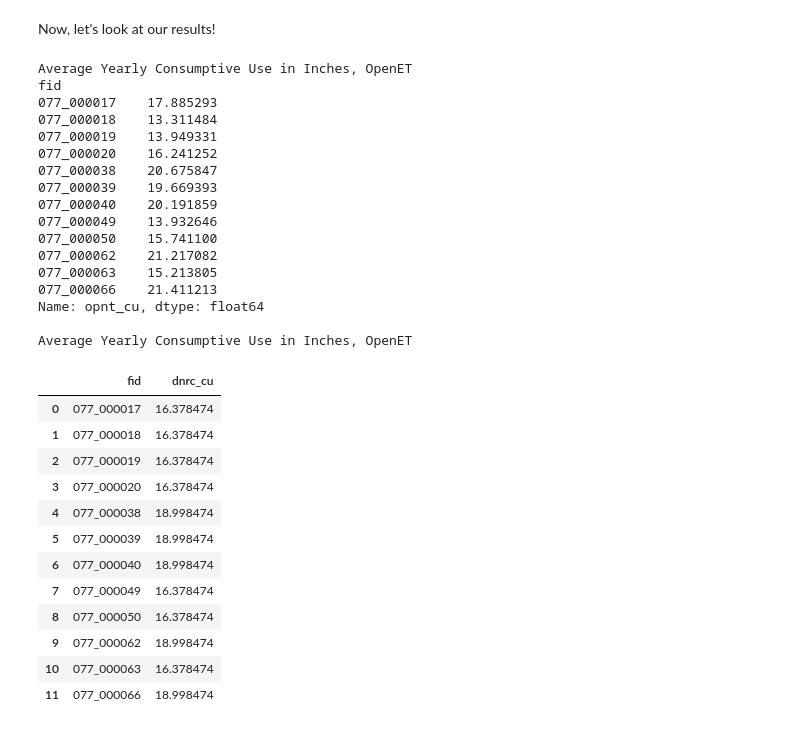
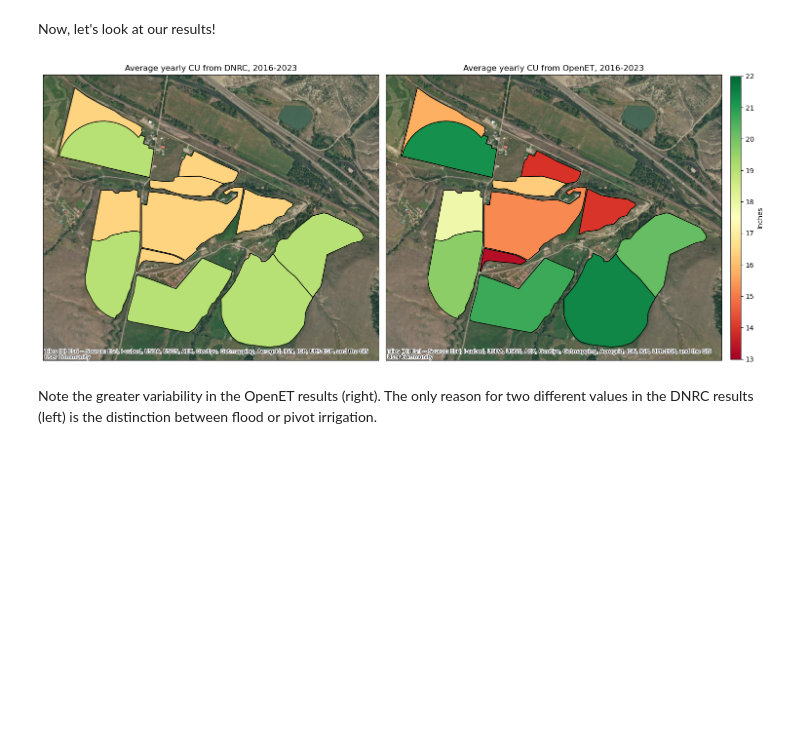
Before and after one commit to MTDNRC-WRD/openet, a Jupyter notebook: examples/example1.ipynb, the cells around one changed output. Drawn from its saved outputs; the diff is of its cells as text; code cells hidden in the pictures; blank space fills up the shorter version.

Commit message:
result figure in example1.ipynb

```diff
--- a/examples/example1.ipynb
+++ b/examples/example1.ipynb
@@ -332,40 +332,16 @@ Now, let's look at our results!
 con = sqlite3.connect(os.path.join(main_dir, "opnt_analysis_example1.db"))
 
 opnt_cu = pd.read_sql("SELECT * FROM {}".format(results), con)
-print("Average Yearly Consumptive Use in Inches, OpenET")
-print(opnt_cu.groupby(['fid'])['opnt_cu'].mean())
-print()
+# print("Average Yearly Consumptive Use in Inches, OpenET")
+# print(opnt_cu.groupby(['fid'])['opnt_cu'].mean())
+# print()
 dnrc_cu = pd.read_sql("SELECT * FROM {}".format(iwr_cu_db), con)
-print("Average Yearly Consumptive Use in Inches, OpenET")
-dnrc_cu[['fid', 'dnrc_cu']]
+# print("Average Yearly Consumptive Use in Inches, DNRC")
+# print(dnrc_cu[['fid', 'dnrc_cu']])
+
+fields['dnrc_cu'] = dnrc_cu['dnrc_cu']
+fields['opnt_cu'] = opnt_cu.groupby(['fid'])['opnt_cu'].mean().values
+
+con.close()
+
+# fields
-# %% [output]
-Average Yearly Consumptive Use in Inches, OpenET
-fid
-077_000017    17.885293
-077_000018    13.311484
-077_000019    13.949331
-077_000020    16.241252
-077_000038    20.675847
-077_000039    19.669393
-077_000040    20.191859
-077_000049    13.932646
-077_000050    15.741100
-077_000062    21.217082
-077_000063    15.213805
-077_000066    21.411213
-Name: opnt_cu, dtype: float64
-
-Average Yearly Consumptive Use in Inches, OpenET
-|  | fid | dnrc_cu |
-| 0 | 077_000017 | 16.378474 |
-| 1 | 077_000018 | 16.378474 |
-| 2 | 077_000019 | 16.378474 |
-| 3 | 077_000020 | 16.378474 |
-| 4 | 077_000038 | 18.998474 |
-| 5 | 077_000039 | 18.998474 |
-| 6 | 077_000040 | 18.998474 |
-| 7 | 077_000049 | 16.378474 |
-| 8 | 077_000050 | 16.378474 |
-| 9 | 077_000062 | 18.998474 |
-| 10 | 077_000063 | 16.378474 |
-| 11 | 077_000066 | 18.998474 |
@@ -393,0 +348,31 @@ Average Yearly Consumptive Use in Inches, OpenET
+# %%
+vmin, vmax = 13, 22
+
+from mpl_toolkits.axes_grid1 import make_axes_locatable
+
+fig, ax = plt.subplots(1, 2, figsize=(14, 10), subplot_kw={'projection': ccrs.epsg(5071)}, layout='constrained')
+
+# divider = make_axes_locatable(ax[0])
+# cax = divider.append_axes("right", size="5%", pad=0.1)
+
+fields.plot(ax=ax[0], column='dnrc_cu', edgecolor='black', cmap='RdYlGn', transform=ccrs.epsg(5071), vmin=vmin, vmax=vmax)
+ctx.add_basemap(ax[0], source=ctx.providers.Esri.WorldImagery, crs=ccrs.epsg(5071))
+ax[0].set_title('Average yearly CU from DNRC, 2016-2023')
+
+fig = ax[1].get_figure()
+# cax = fig.add_axes([0.9, 0.1, 0.03, 0.8])
+# cax = fig.add_axes([1.01, 0.25, 0.015, 0.5])
+cax = fig.add_axes([1.01, 0.21, 0.015, 1-2*(0.21)])
+sm = plt.cm.ScalarMappable(cmap='RdYlGn', norm=plt.Normalize(vmin=vmin, vmax=vmax))
+sm._A = []
+fig.colorbar(sm, cax=cax, label='Inches')
+
+fields.plot(ax=ax[1], column='opnt_cu', edgecolor='black', cmap='RdYlGn', transform=ccrs.epsg(5071), vmin=vmin, vmax=vmax)
+ctx.add_basemap(ax[1], source=ctx.providers.Esri.WorldImagery, crs=ccrs.epsg(5071))
+ax[1].set_title('Average yearly CU from OpenET, 2016-2023')
+
+plt.show()
+# %% [output]
+[figure, added]
+# %% [markdown]
+Note the greater variability in the OpenET results (right). The only reason for two different values in the DNRC results (left) is the distinction between flood or pivot irrigation.
```
Also changed, not shown: parts of 2 cells of this notebook.
